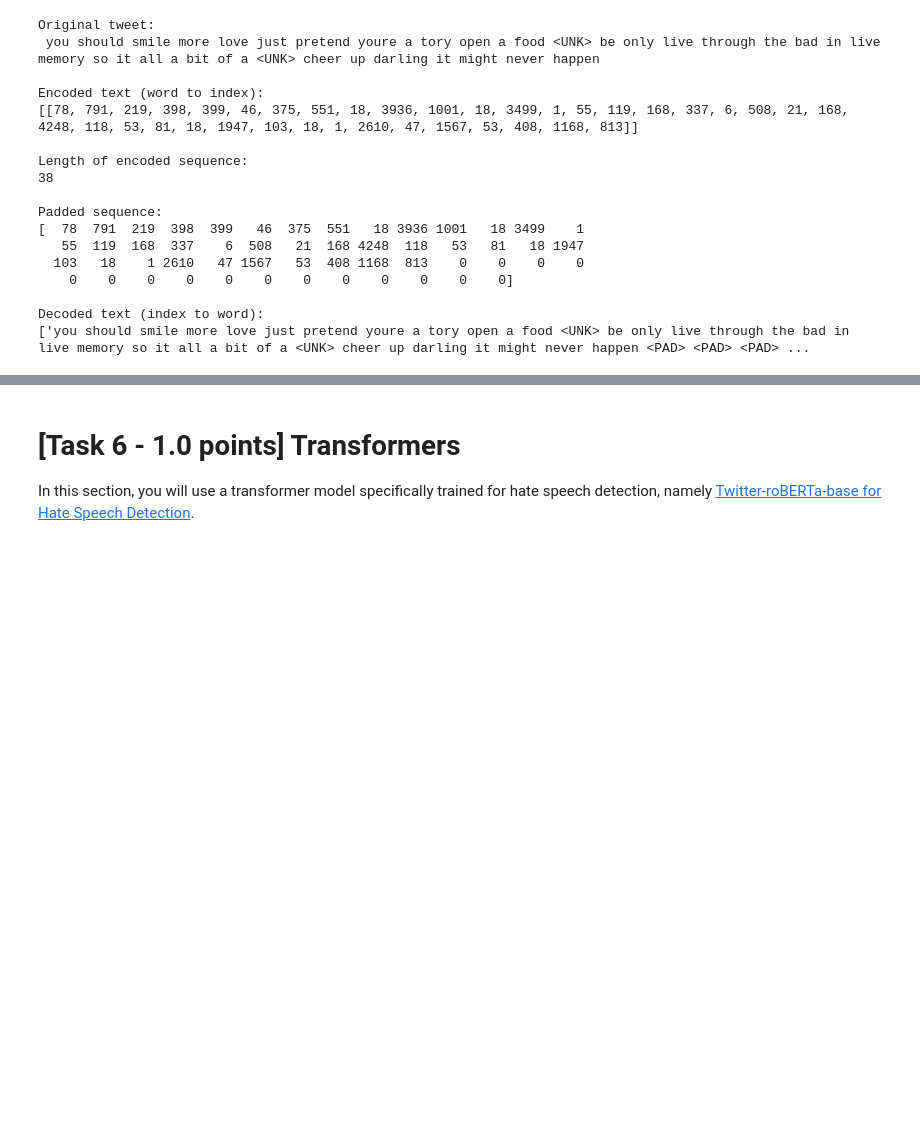
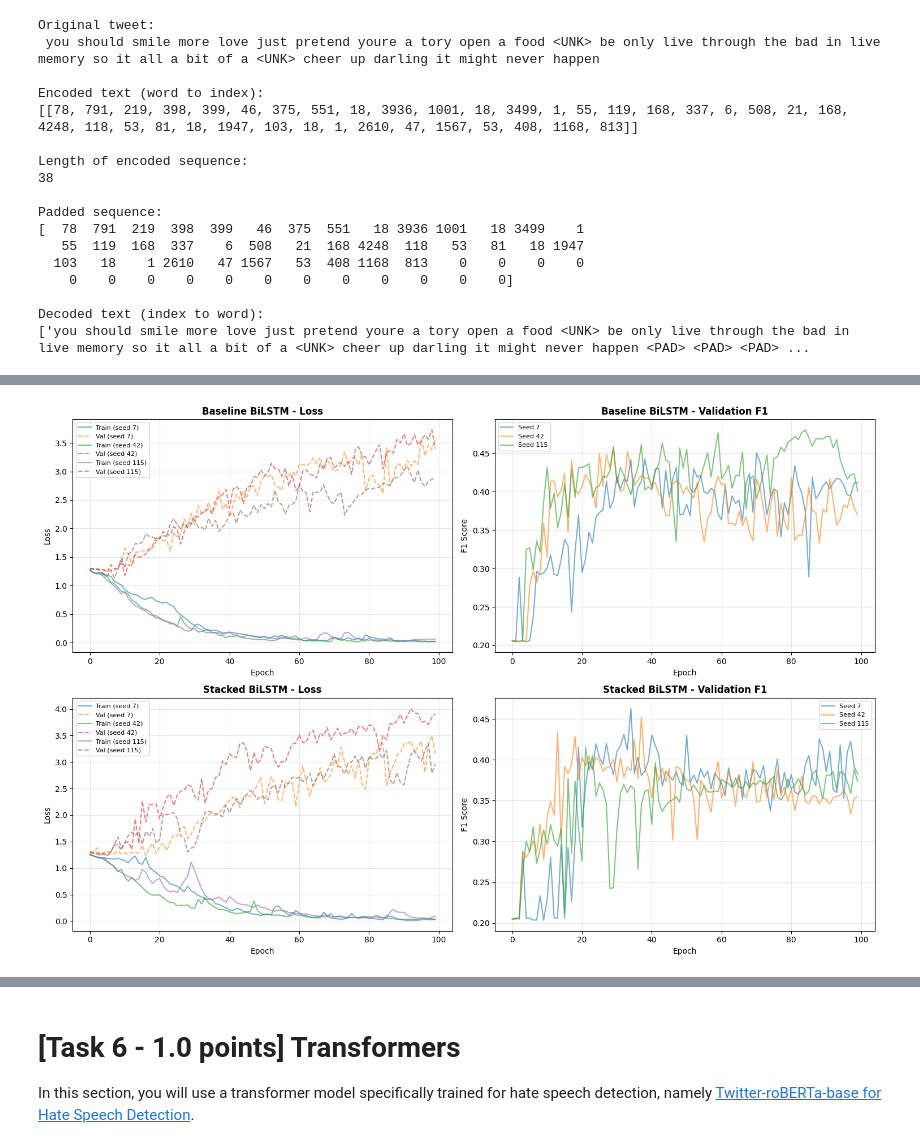
Before and after one commit to VirginiaFoschi/-NLP-2025-2026-A1, a Jupyter notebook: Assignment1-2526.ipynb, the cells around one changed output, grey strips where cells are left out. Cells and saved outputs as stored; diff of their text form; code cells hidden in the pictures; blank space fills up the shorter version.

```diff
--- a/Assignment1-2526.ipynb
+++ b/Assignment1-2526.ipynb
@@ -1230,0 +1525,5 @@ def create_dataloaders(df_train, df_val, df_test,
+# %%
+class_weights = compute_weights(train_df_en["label"].values)
+criterion = nn.CrossEntropyLoss(
+    weight=class_weights.to(config.DEVICE)
+)
@@ -1232,7 +1536,7 @@ def create_dataloaders(df_train, df_val, df_test,
 train_loader, val_loader, test_loader = create_dataloaders(
     train_df_en, val_df_en, test_df_en,
     word_to_idx=word_to_idx,
-    max_length=max_sequence_length,
+    max_length=config.MAX_SEQUENCE_LENGTH,
     batch_size=64,
     text_col='tweet',
     label_col='label'
@@ -1239,0 +1562,14 @@ train_loader, val_loader, test_loader = create_dataloaders(
+# %%
+print('='*80)
+print("TRAINING BASELINE MODEL (1 BiLSTM layer)")
+print("="*80)
+
+baseline_results = train_multiple_seeds(
+    model_params = baseline_model_params,
+    train_loader=train_loader,
+    val_loader=val_loader,
+    test_loader=test_loader,
+    config=config,
+    criterion = criterion,
+    model_name='Baseline'
+)
@@ -1239,0 +1594,13 @@ train_loader, val_loader, test_loader = create_dataloaders(
+# %%
+print('='*80)
+print("TRAINING STACKED MODEL (2 BiLSTM layer)")
+print("="*80)
+stacked_results = train_multiple_seeds(
+    model_params = stacked_model_params,
+    train_loader=train_loader,
+    val_loader=val_loader,
+    test_loader=test_loader,
+    config=config,
+    criterion = criterion,
+    model_name='Stacked'
+)
@@ -1239,0 +1676,4 @@ train_loader, val_loader, test_loader = create_dataloaders(
+# %%
+plot_training_curves(baseline_results=baseline_results, stacked_results=stacked_results)
+# %% [output]
+[figure, added]
```
Also changed, not shown: parts of 28 cells of this notebook.
